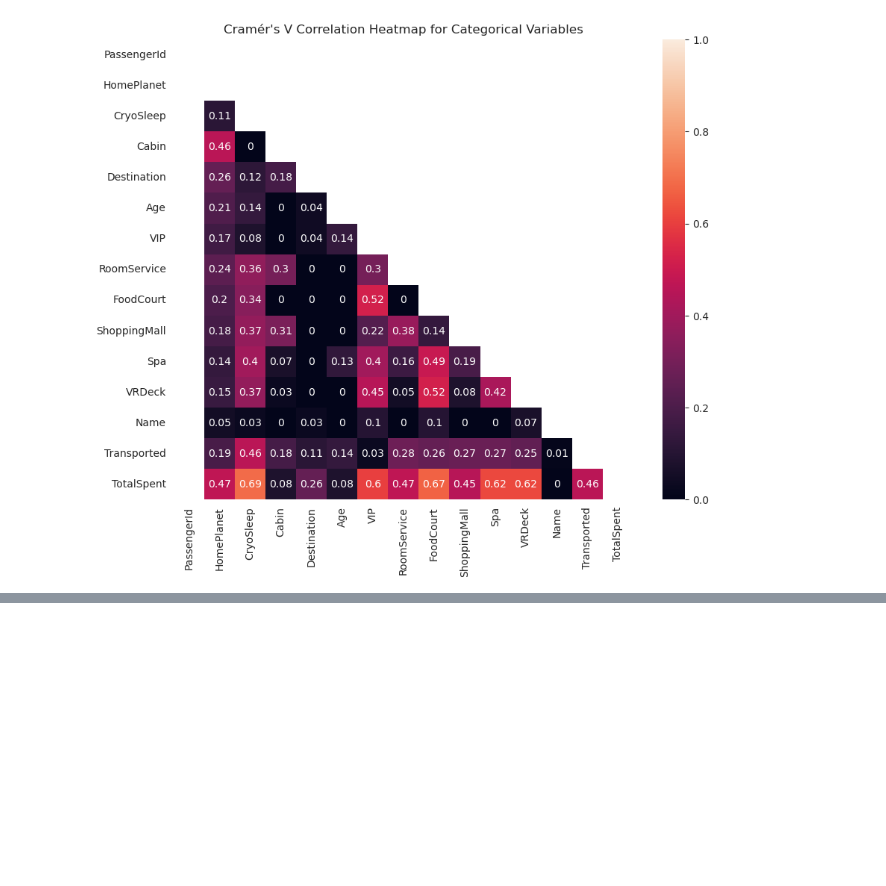
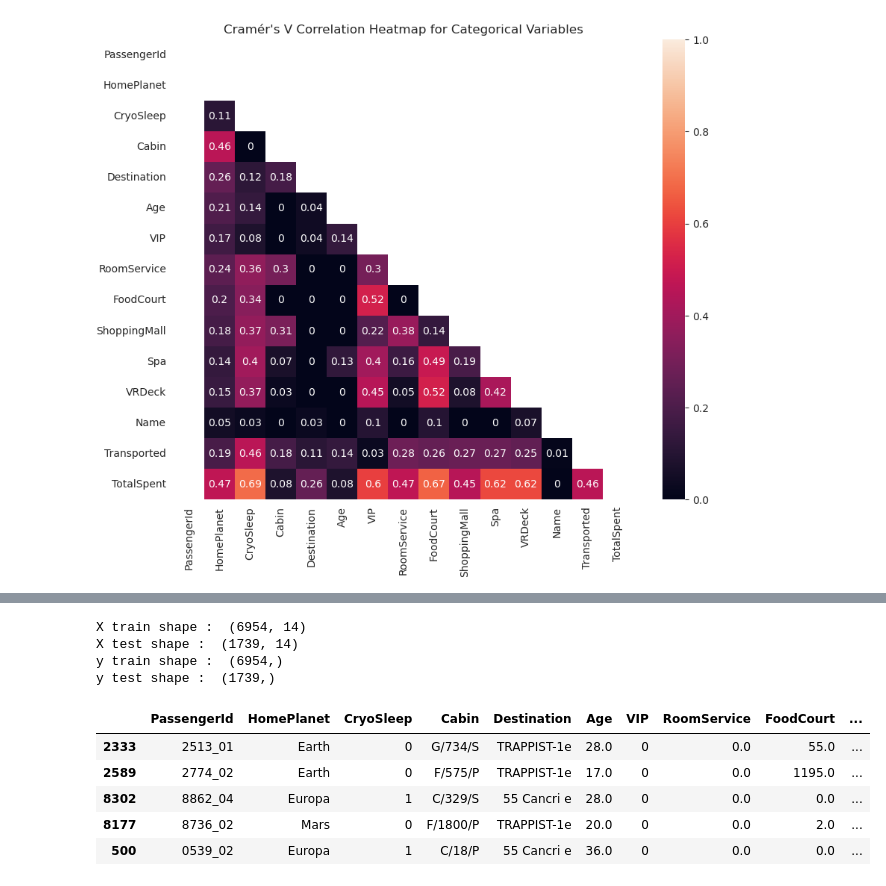
Before and after one commit to 22f3000082/ML-project, a Jupyter notebook: spaceship.ipynb, the cells around one changed output, grey strips where cells are left out. Drawn from its saved outputs; the diff is of its cells as text; code cells hidden in the pictures; blank space fills up the shorter version.

```diff
--- a/spaceship.ipynb
+++ b/spaceship.ipynb
@@ -426,0 +436,40 @@ KeyError: ''
+# %%
+#to remove
+# first ten features
+data_dia = y
+data = x
+data_n_2 = (data - data.mean()) / (data.std())              # standardization
+data = pd.concat([y,data_n_2.iloc[:,0:10]],axis=1)
+data = pd.melt(data,id_vars="diagnosis",
+                    var_name="features",
+                    value_name='value')
+plt.figure(figsize=(10,10))
+sns.violinplot(x="features", y="value", hue="diagnosis", data=data,split=True, inner="quart")
+plt.xticks(rotation=90)
+# %%
+y = data['Transported']
+X = data.drop('Transported',axis=1)
+print(data.shape, y.shape)
+print(test.shape)
+# %%
+from sklearn.model_selection import train_test_split
+X_train, X_test, y_train, y_test = train_test_split(X, y, test_size=0.2, random_state=42)
+
+print("X train shape : ", X_train.shape)
+print("X test shape : ", X_test.shape)
+print("y train shape : ", y_train.shape)
+print("y test shape : ", y_test.shape)
+# %% [output]
+X train shape :  (6954, 14)
+X test shape :  (1739, 14)
+y train shape :  (6954,)
+y test shape :  (1739,)
+# %%
+X_train.head()
+# %% [output]
+|  | PassengerId | HomePlanet | CryoSleep | Cabin | Destination | Age | VIP | RoomService | FoodCourt | ... |
+| 2333 | 2513_01 | Earth | 0 | G/734/S | TRAPPIST-1e | 28.0 | 0 | 0.0 | 55.0 | ... |
+| 2589 | 2774_02 | Earth | 0 | F/575/P | TRAPPIST-1e | 17.0 | 0 | 0.0 | 1195.0 | ... |
+| 8302 | 8862_04 | Europa | 1 | C/329/S | 55 Cancri e | 28.0 | 0 | 0.0 | 0.0 | ... |
+| 8177 | 8736_02 | Mars | 0 | F/1800/P | TRAPPIST-1e | 20.0 | 0 | 0.0 | 2.0 | ... |
+| 500 | 0539_02 | Europa | 1 | C/18/P | 55 Cancri e | 36.0 | 0 | 0.0 | 0.0 | ... |
```
Also changed, not shown: parts of 11 cells of this notebook.
